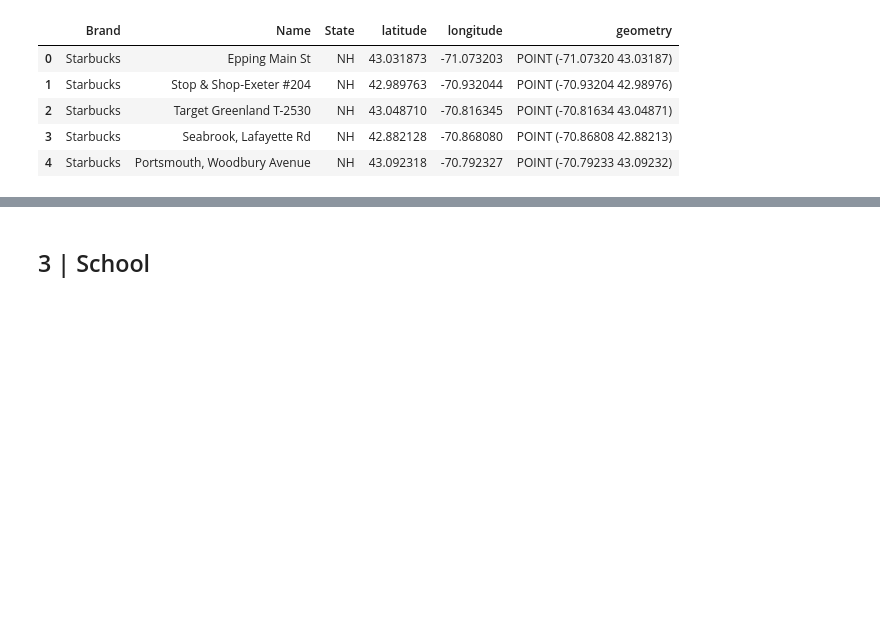
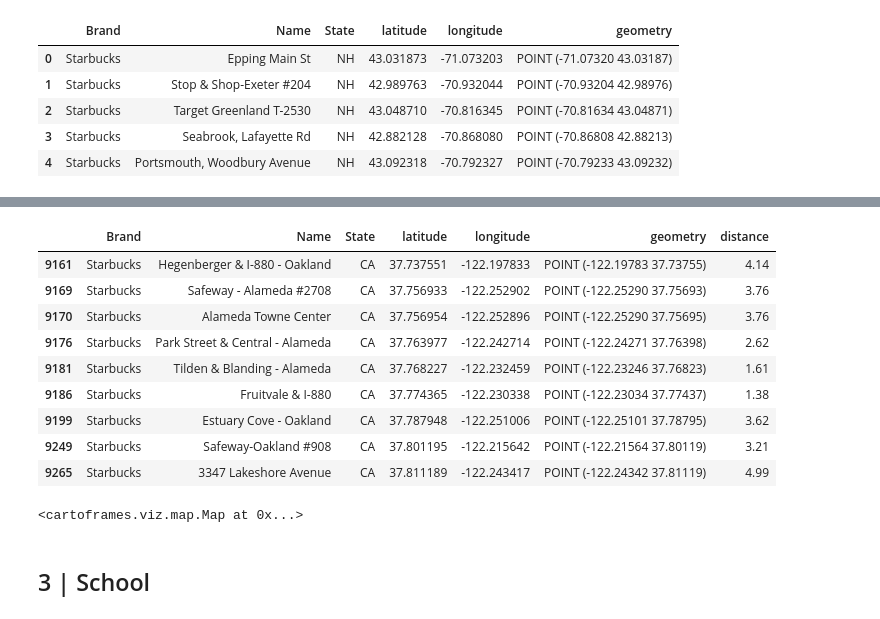
Before and after one commit to MdeMaic/GeolocationMongoDB_Project, a Jupyter notebook: II_GeoApis.ipynb, the cells around one changed output, grey strips where cells are left out. Drawn from its saved outputs; the diff is of its cells as text; code cells hidden in the pictures; blank space fills up the shorter version.

```diff
--- a/II_GeoApis.ipynb
+++ b/II_GeoApis.ipynb
@@ -171,5 +171,5 @@ def get_distance(row):
     Esta función calcula la distancia en km entre el punto seleccionado y las coordenadas que pasamos como parámetro
     '''
     coord = (37.772323,-122.214897)
-    dist = distance(coord, (row.latitude, row.longitude)).km
+    dist = distance.distance(coord, (row.latitude, row.longitude)).km
     return round(dist, 2)
@@ -186,4 +176,4 @@ gdf2.head()
 # %%
-gdf2['distance'] = gdf2.apply(get_distance, axis=1)
-gdf2.head()
+gdf['distance'] = gdf.apply(get_distance, axis=1)
+gdf.head()
 # %% [output]
@@ -191,7 +186,22 @@ TypeError: ("'module' object is not callable", 'occurred at index 0')
 # %%
-# filtrar gdf por los que están a menos de 5/10 km.
+# filtrar gdf por los que están a menos de 5 km.
+gdf = gdf[gdf["distance"]<5]
+gdf
+# %% [output]
+|  | Brand | Name | State | latitude | longitude | geometry | distance |
+| 9161 | Starbucks | Hegenberger & I-880 - Oakland | CA | 37.737551 | -122.197833 | POINT (-122.19783 37.73755) | 4.14 |
+| 9169 | Starbucks | Safeway - Alameda #2708 | CA | 37.756933 | -122.252902 | POINT (-122.25290 37.75693) | 3.76 |
+| 9170 | Starbucks | Alameda Towne Center | CA | 37.756954 | -122.252896 | POINT (-122.25290 37.75695) | 3.76 |
+| 9176 | Starbucks | Park Street & Central - Alameda | CA | 37.763977 | -122.242714 | POINT (-122.24271 37.76398) | 2.62 |
+| 9181 | Starbucks | Tilden & Blanding - Alameda | CA | 37.768227 | -122.232459 | POINT (-122.23246 37.76823) | 1.61 |
+| 9186 | Starbucks | Fruitvale & I-880 | CA | 37.774365 | -122.230338 | POINT (-122.23034 37.77437) | 1.38 |
+| 9199 | Starbucks | Estuary Cove - Oakland | CA | 37.787948 | -122.251006 | POINT (-122.25101 37.78795) | 3.62 |
+| 9249 | Starbucks | Safeway-Oakland #908 | CA | 37.801195 | -122.215642 | POINT (-122.21564 37.80119) | 3.21 |
+| 9265 | Starbucks | 3347 Lakeshore Avenue | CA | 37.811189 | -122.243417 | POINT (-122.24342 37.81119) | 4.99 |
 # %%
-#Map(Layer(gdf))
+Map(Layer(gdf))
+# %% [output]
+<cartoframes.viz.map.Map at 0x...>
 # %% [markdown]
 ## 3 | School
 # %%
```
Also changed, not shown: parts of 22 cells of this notebook.
